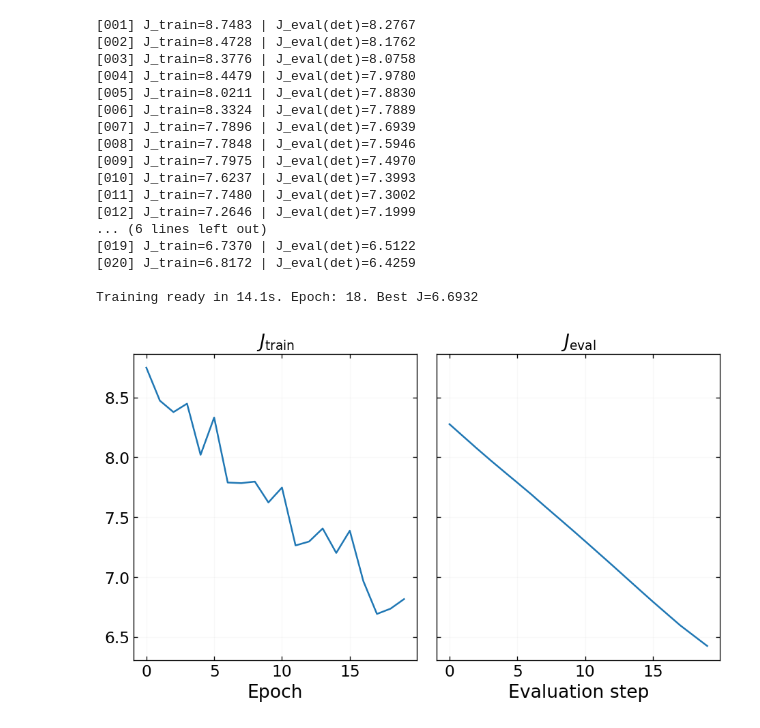
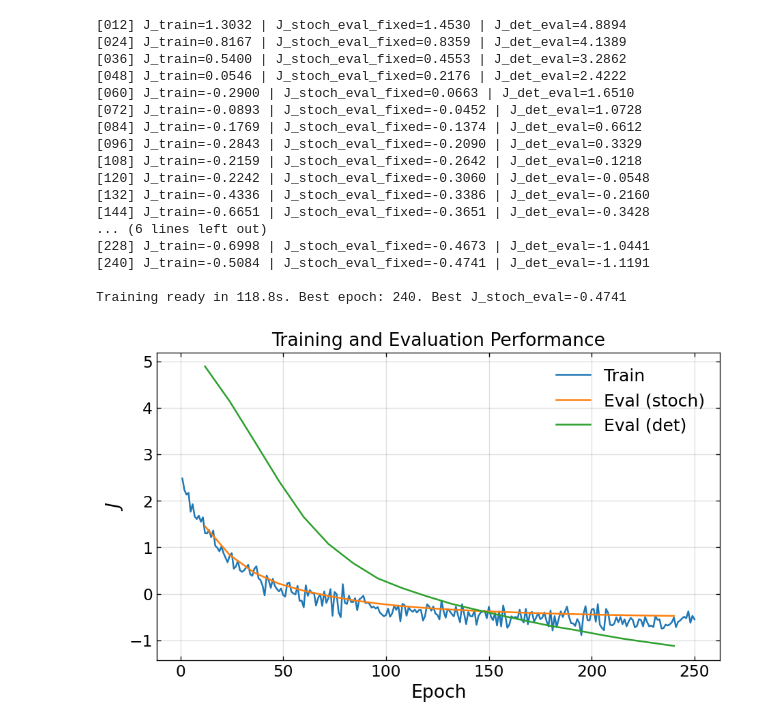
Before and after one commit to DenisseUrenda/stochastic-ems-policy, a Jupyter notebook: notebooks/01_training_demo.ipynb, the cells around one changed output. Cells and saved outputs as stored; diff of their text form; code cells hidden in the pictures.

```diff
--- a/notebooks/01_training_demo.ipynb
+++ b/notebooks/01_training_demo.ipynb
@@ -26,6 +26,6 @@ from source.plotting import (
 )
 # %%
-EPOCHS = 20
+EPOCHS = 250
 BATCH_SIZE = 32
 
 DEVICE = torch.device("cpu")
@@ -60,38 +60,40 @@ res = train_net(
     verbose=True
 )
 # %% [output]
-[001] J_train=8.7483 | J_eval(det)=8.2767
-[002] J_train=8.4728 | J_eval(det)=8.1762
-[003] J_train=8.3776 | J_eval(det)=8.0758
-[004] J_train=8.4479 | J_eval(det)=7.9780
-[005] J_train=8.0211 | J_eval(det)=7.8830
-[006] J_train=8.3324 | J_eval(det)=7.7889
-[007] J_train=7.7896 | J_eval(det)=7.6939
-[008] J_train=7.7848 | J_eval(det)=7.5946
-[009] J_train=7.7975 | J_eval(det)=7.4970
-[010] J_train=7.6237 | J_eval(det)=7.3993
-[011] J_train=7.7480 | J_eval(det)=7.3002
-[012] J_train=7.2646 | J_eval(det)=7.1999
+[012] J_train=1.3032 | J_stoch_eval_fixed=1.4530 | J_det_eval=4.8894
+[024] J_train=0.8167 | J_stoch_eval_fixed=0.8359 | J_det_eval=4.1389
+[036] J_train=0.5400 | J_stoch_eval_fixed=0.4553 | J_det_eval=3.2862
+[048] J_train=0.0546 | J_stoch_eval_fixed=0.2176 | J_det_eval=2.4222
+[060] J_train=-0.2900 | J_stoch_eval_fixed=0.0663 | J_det_eval=1.6510
+[072] J_train=-0.0893 | J_stoch_eval_fixed=-0.0452 | J_det_eval=1.0728
+[084] J_train=-0.1769 | J_stoch_eval_fixed=-0.1374 | J_det_eval=0.6612
+[096] J_train=-0.2843 | J_stoch_eval_fixed=-0.2090 | J_det_eval=0.3329
+[108] J_train=-0.2159 | J_stoch_eval_fixed=-0.2642 | J_det_eval=0.1218
+[120] J_train=-0.2242 | J_stoch_eval_fixed=-0.3060 | J_det_eval=-0.0548
+[132] J_train=-0.4336 | J_stoch_eval_fixed=-0.3386 | J_det_eval=-0.2160
+[144] J_train=-0.6651 | J_stoch_eval_fixed=-0.3651 | J_det_eval=-0.3428
 ... (6 lines left out)
-[019] J_train=6.7370 | J_eval(det)=6.5122
-[020] J_train=6.8172 | J_eval(det)=6.4259
+[228] J_train=-0.6998 | J_stoch_eval_fixed=-0.4673 | J_det_eval=-1.0441
+[240] J_train=-0.5084 | J_stoch_eval_fixed=-0.4741 | J_det_eval=-1.1191
 
-Training ready in 14.1s. Epoch: 18. Best J=6.6932
+Training ready in 118.8s. Best epoch: 240. Best J_stoch_eval=-0.4741
-# %%
-fig, ax = plt.subplots(1, 2, sharex=True, sharey=True)
-
-ax[0].plot(res["J_train_hist"])
-ax[0].set_title(r"$J_{\mathrm{train}}$")
-ax[0].set_xlabel("Epoch")
-
-ax[1].plot(res["J_eval_hist"])
-ax[1].set_title(r"$J_{\mathrm{eval}}$")
-ax[1].set_xlabel("Evaluation step")
-
-plt.tight_layout()
-plt.show()
-# %% [output]
-[figure, removed]
+# %%
+plt.plot(
+    res["training_steps"], res["J_train_hist"], label="Train")
+plt.plot(res["evaluation_steps"], res["J_stoch_eval_hist"],label="Eval (stoch)")
+plt.plot(res["evaluation_steps"], res["J_det_eval_hist"],label="Eval (det)")
+
+plt.xlabel("Epoch")
+plt.ylabel(r"$J$")
+plt.title("Training and Evaluation Performance")
+
+plt.grid(alpha=0.25)
+plt.legend(frameon=False)
+
+plt.tight_layout()
+plt.show()
+# %% [output]
+[figure, added]
 # %%
 next_price_fn = make_price_function(price_history, future_price, params)
 
```
Also changed, not shown: parts of 4 cells of this notebook, 44 other files.
